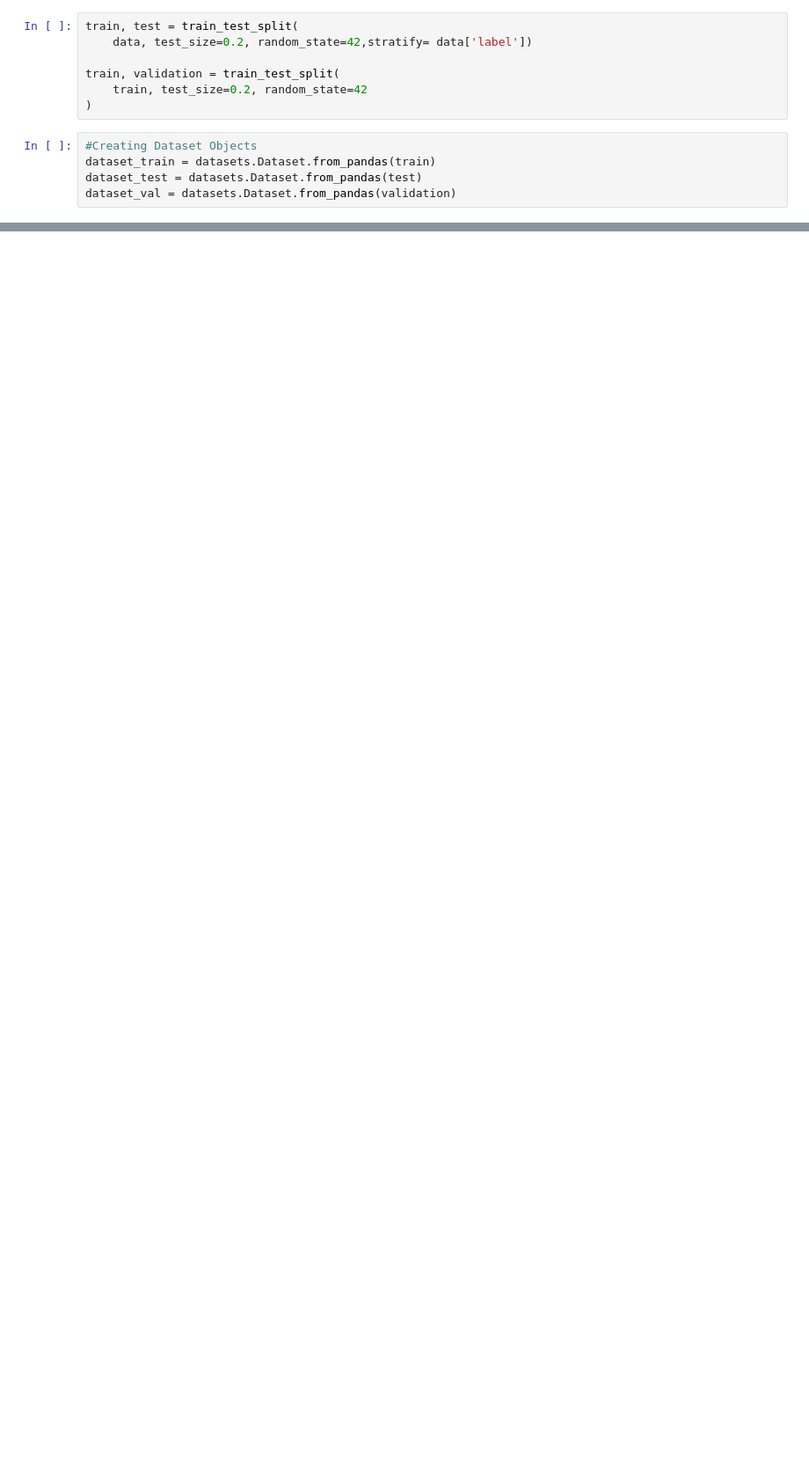
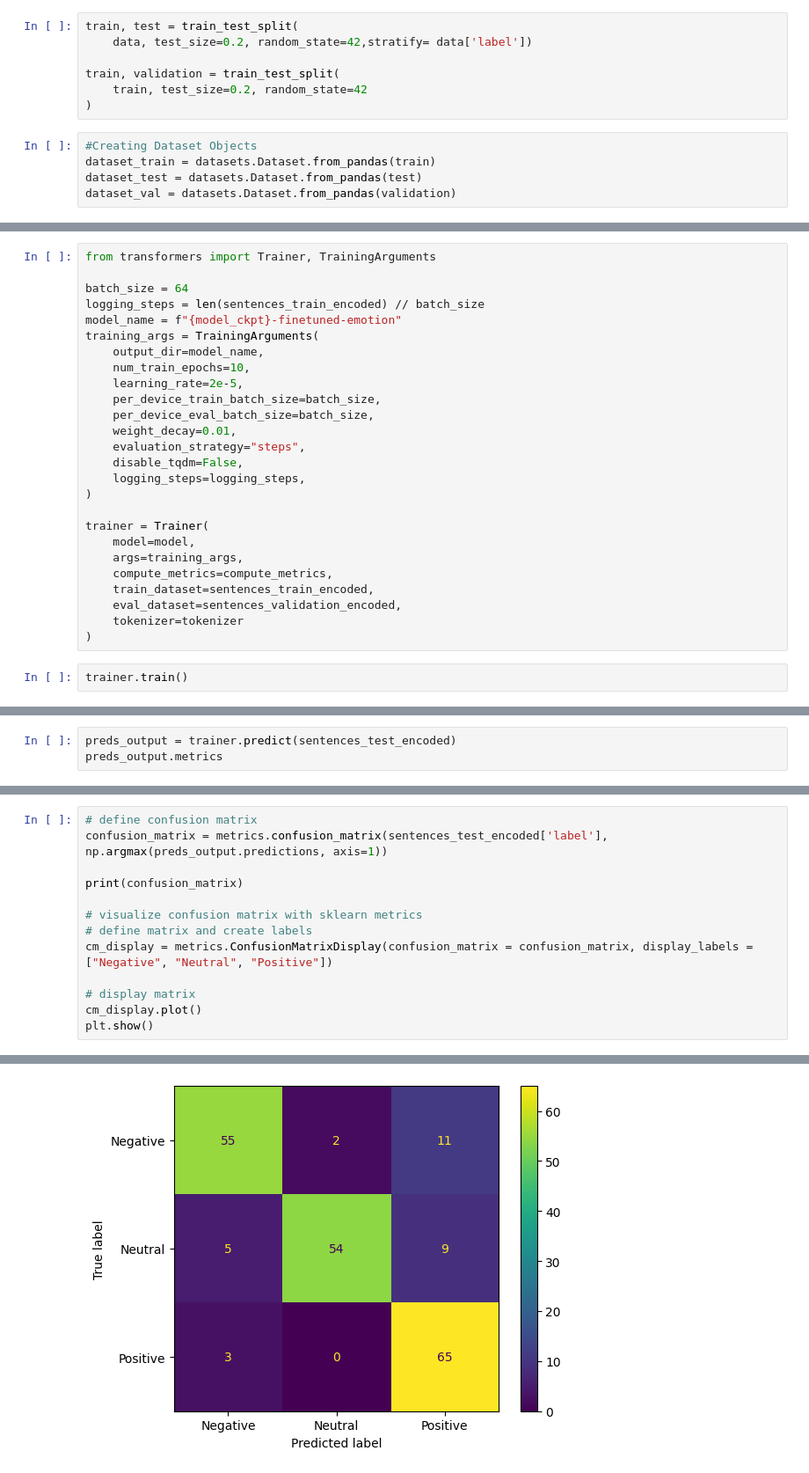
Before and after one commit to christoskaparakis/llm-experiments, a Jupyter notebook: test.ipynb, the cells around one changed output, grey strips where cells are left out. Shown at 88% size. Cells and saved outputs as stored; diff of their text form; blank space fills up the shorter version.

```diff
--- a/test.ipynb
+++ b/test.ipynb
@@ -296,0 +518,28 @@ plt.show()
+# %%
+from transformers import Trainer, TrainingArguments
+
+batch_size = 64
+logging_steps = len(sentences_train_encoded) // batch_size
+model_name = f"{model_ckpt}-finetuned-emotion"
+training_args = TrainingArguments(
+    output_dir=model_name,
+    num_train_epochs=10,
+    learning_rate=2e-5,
+    per_device_train_batch_size=batch_size,
+    per_device_eval_batch_size=batch_size,
+    weight_decay=0.01,
+    evaluation_strategy="steps",
+    disable_tqdm=False,
+    logging_steps=logging_steps,
+)
+
+trainer = Trainer(
+    model=model,
+    args=training_args,
+    compute_metrics=compute_metrics,
+    train_dataset=sentences_train_encoded,
+    eval_dataset=sentences_validation_encoded,
+    tokenizer=tokenizer
+)
+# %%
+trainer.train()
@@ -296,0 +570,3 @@ plt.show()
+# %%
+preds_output = trainer.predict(sentences_test_encoded)
+preds_output.metrics
@@ -296,0 +580,14 @@ plt.show()
+# %%
+# define confusion matrix
+confusion_matrix = metrics.confusion_matrix(sentences_test_encoded['label'], np.argmax(preds_output.predictions, axis=1))
+
+print(confusion_matrix)
+
+# visualize confusion matrix with sklearn metrics
+# define matrix and create labels
+cm_display = metrics.ConfusionMatrixDisplay(confusion_matrix = confusion_matrix, display_labels = ["Negative", "Neutral", "Positive"])
+
+# display matrix
+cm_display.plot()
+plt.show()
+# %% [output]
@@ -296,0 +597 @@ plt.show()
+[figure, added]
```
Also changed, not shown: parts of 35 cells of this notebook.
